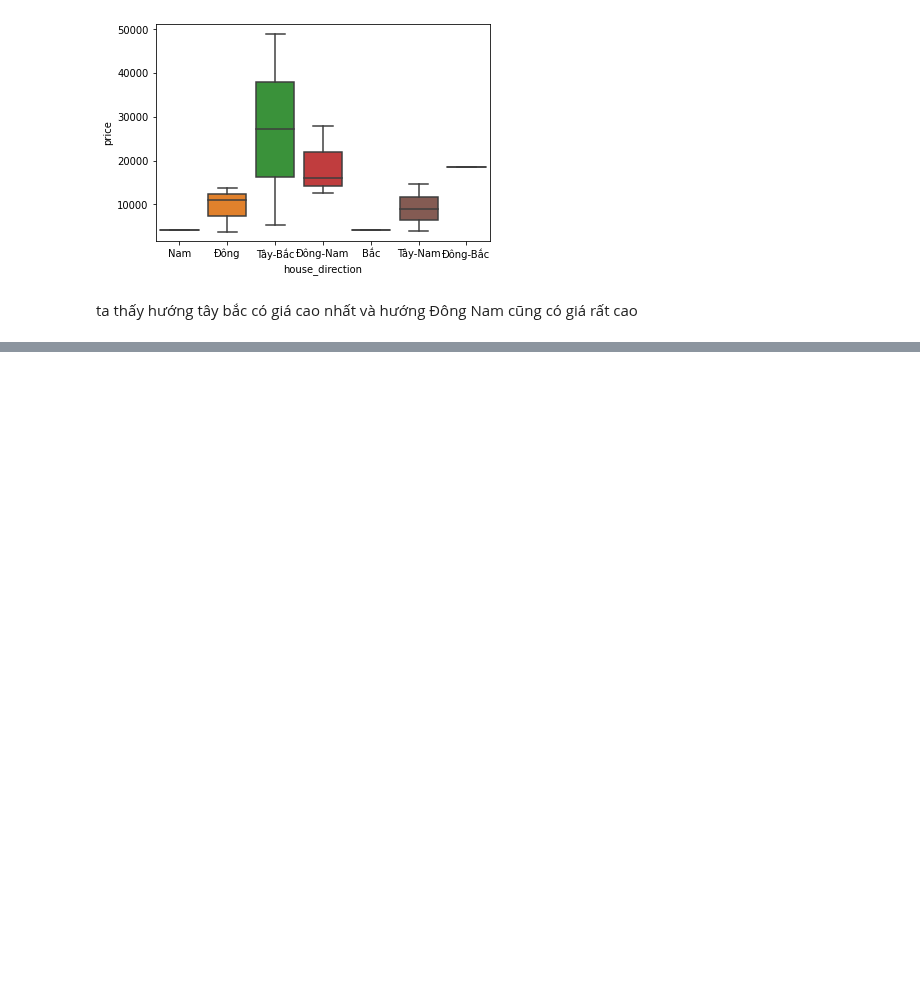
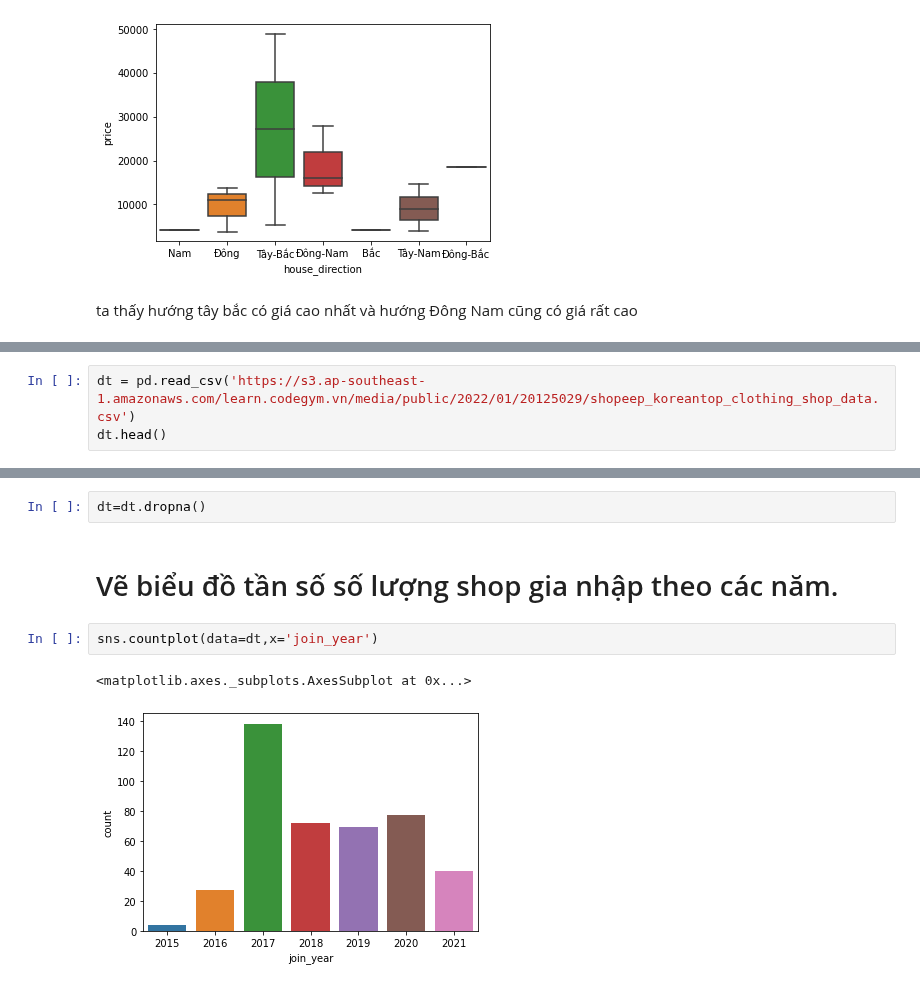
Before and after one commit to mark3000-010701/Dataanalyst, a Jupyter notebook: bài_tập_Data_Visualization_3_.ipynb, the cells around one changed output, grey strips where cells are left out. Saved outputs shown, nothing was run; the diff lists cells and outputs as text; blank space fills up the shorter version.

```diff
--- a/bài_tập_Data_Visualization_3_.ipynb
+++ b/bài_tập_Data_Visualization_3_.ipynb
@@ -74,0 +77,3 @@ ta thấy hướng tây bắc có giá cao nhất và hướng Đông Nam cũng
+# %%
+dt = pd.read_csv('https://s3.ap-southeast-1.amazonaws.com/learn.codegym.vn/media/public/2022/01/20125029/shopeep_koreantop_clothing_shop_data.csv')
+dt.head()
@@ -74,0 +87,9 @@ ta thấy hướng tây bắc có giá cao nhất và hướng Đông Nam cũng
+# %%
+dt=dt.dropna()
+# %% [markdown]
+# Vẽ biểu đồ tần số số lượng shop gia nhập theo các năm.
+# %%
+sns.countplot(data=dt,x='join_year')
+# %% [output]
+<matplotlib.axes._subplots.AxesSubplot at 0x...>
+[figure, added]
```
Also changed, not shown: parts of 15 cells of this notebook.
